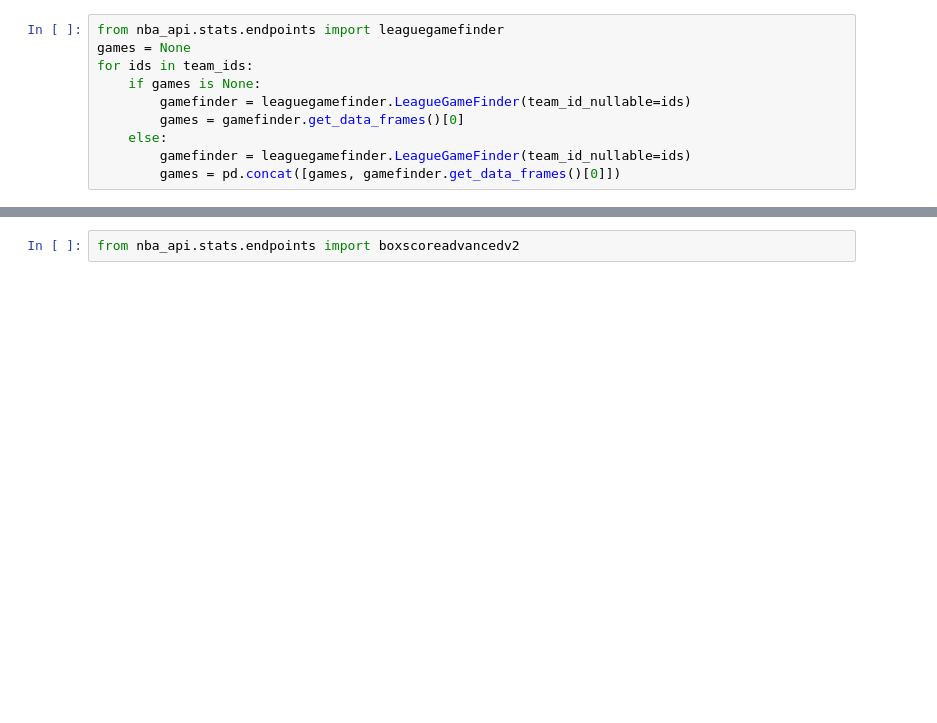
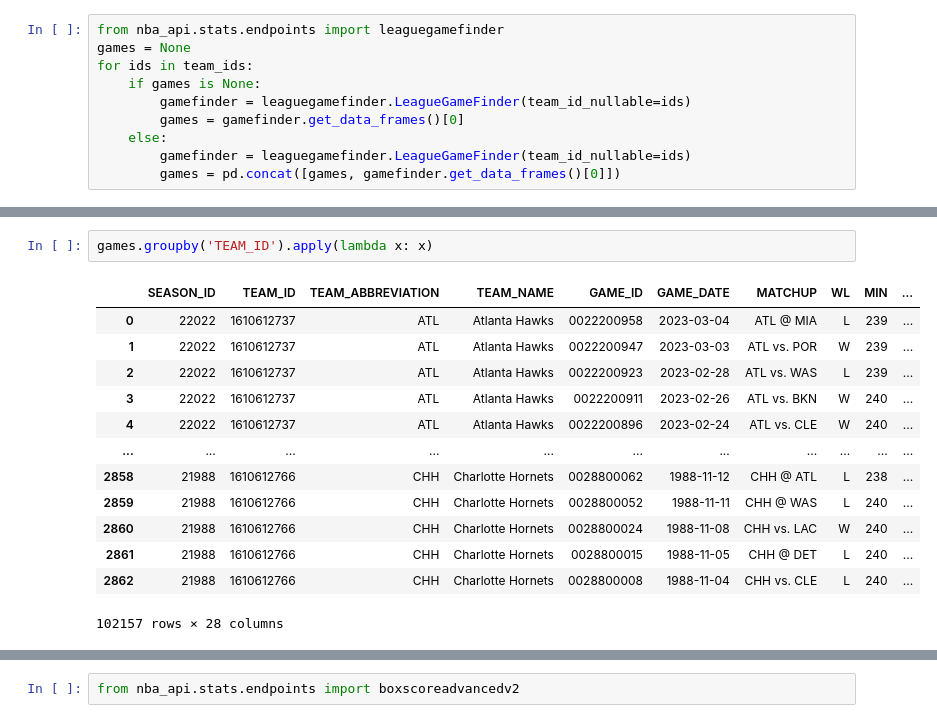
Before and after one commit to alecmatt5/nba_betting_analysis, a Jupyter notebook: nba_api_example.ipynb, the cells around one changed output, grey strips where cells are left out. Drawn from its saved outputs; the diff is of its cells as text; blank space fills up the shorter version.

```diff
--- a/nba_api_example.ipynb
+++ b/nba_api_example.ipynb
@@ -26,2 +58,18 @@ games.sort_values(by='GAME_DATE', ascending=False)
+# %%
+games.groupby('TEAM_ID').apply(lambda x: x)
+# %% [output]
+|  | SEASON_ID | TEAM_ID | TEAM_ABBREVIATION | TEAM_NAME | GAME_ID | GAME_DATE | MATCHUP | WL | MIN | ... |
+| 0 | 22022 | 1610612737 | ATL | Atlanta Hawks | 0022200958 | 2023-03-04 | ATL @ MIA | L | 239 | ... |
+| 1 | 22022 | 1610612737 | ATL | Atlanta Hawks | 0022200947 | 2023-03-03 | ATL vs. POR | W | 239 | ... |
+| 2 | 22022 | 1610612737 | ATL | Atlanta Hawks | 0022200923 | 2023-02-28 | ATL vs. WAS | L | 239 | ... |
+| 3 | 22022 | 1610612737 | ATL | Atlanta Hawks | 0022200911 | 2023-02-26 | ATL vs. BKN | W | 240 | ... |
+| 4 | 22022 | 1610612737 | ATL | Atlanta Hawks | 0022200896 | 2023-02-24 | ATL vs. CLE | W | 240 | ... |
+| ... | ... | ... | ... | ... | ... | ... | ... | ... | ... | ... |
+| 2858 | 21988 | 1610612766 | CHH | Charlotte Hornets | 0028800062 | 1988-11-12 | CHH @ ATL | L | 238 | ... |
+| 2859 | 21988 | 1610612766 | CHH | Charlotte Hornets | 0028800052 | 1988-11-11 | CHH @ WAS | L | 240 | ... |
+| 2860 | 21988 | 1610612766 | CHH | Charlotte Hornets | 0028800024 | 1988-11-08 | CHH vs. LAC | W | 240 | ... |
+| 2861 | 21988 | 1610612766 | CHH | Charlotte Hornets | 0028800015 | 1988-11-05 | CHH @ DET | L | 240 | ... |
+| 2862 | 21988 | 1610612766 | CHH | Charlotte Hornets | 0028800008 | 1988-11-04 | CHH vs. CLE | L | 240 | ... |
+102157 rows × 28 columns
 # %%
 games['TEAM_NAME'].unique()
```
Also changed, not shown: parts of 14 cells of this notebook.
